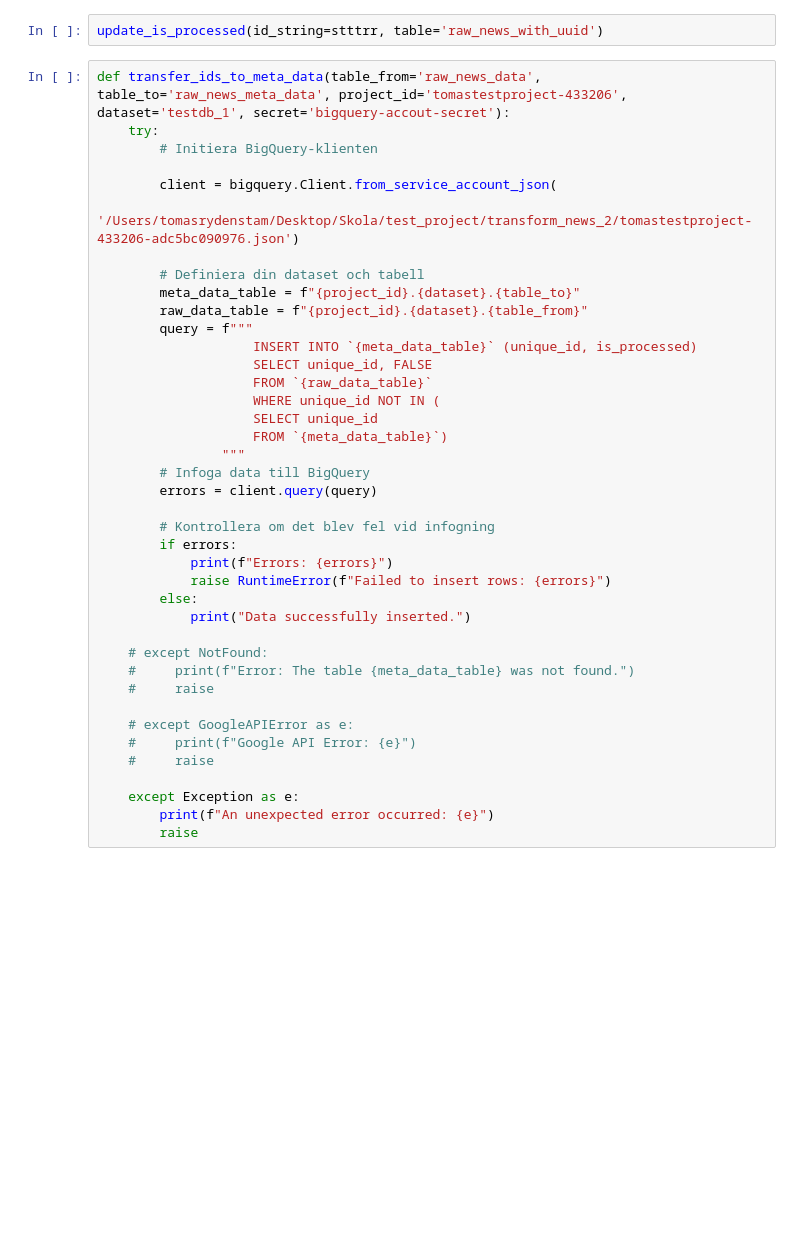
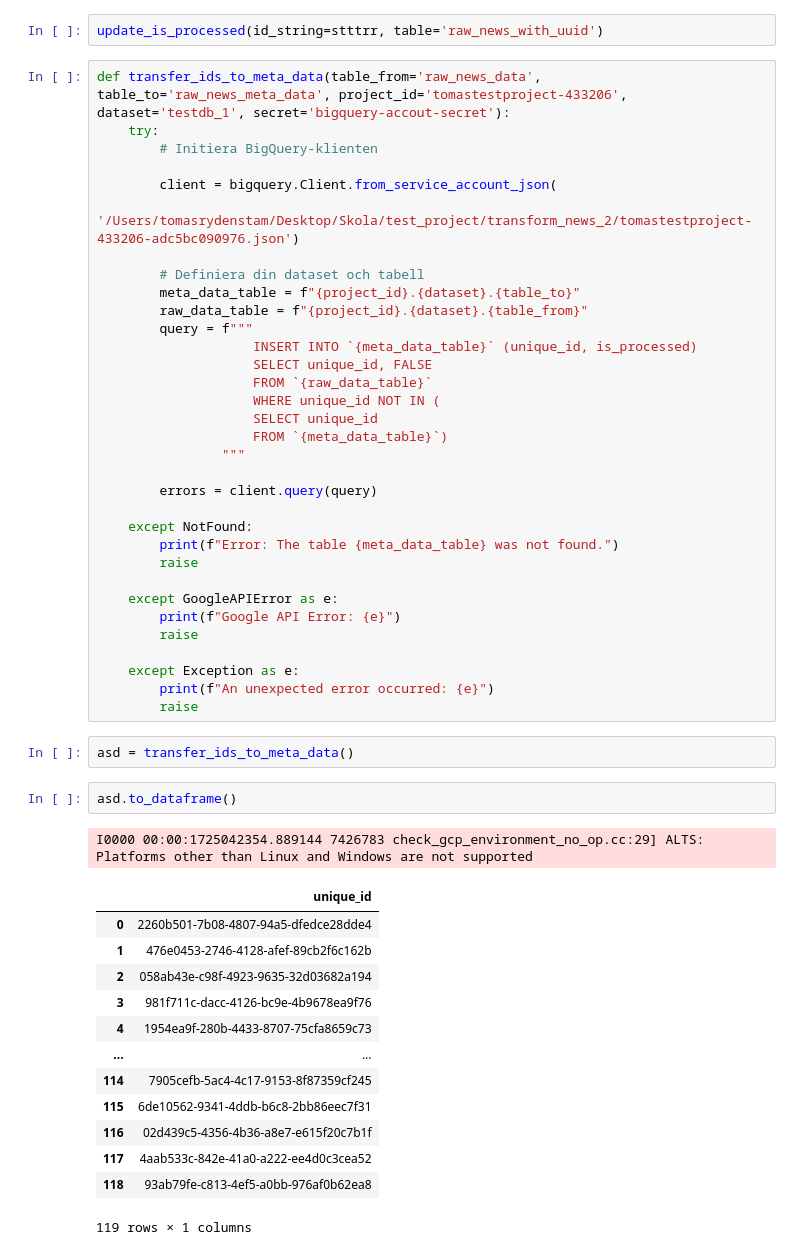
Before and after one commit to tomasr-18/test_project, a Jupyter notebook: transform_news_2/clean_news_notebook.ipynb, the cells around one changed output. Drawn from its saved outputs; the diff is of its cells as text; blank space fills up the shorter version.

```diff
--- a/transform_news_2/clean_news_notebook.ipynb
+++ b/transform_news_2/clean_news_notebook.ipynb
@@ -635,24 +635,36 @@ def transfer_ids_to_meta_data(table_from='raw_news_data', table_to='raw_news_met
                     SELECT unique_id
                     FROM `{meta_data_table}`)
                 """
-        # Infoga data till BigQuery
+
         errors = client.query(query)
 
-        # Kontrollera om det blev fel vid infogning
-        if errors:
-            print(f"Errors: {errors}")
-            raise RuntimeError(f"Failed to insert rows: {errors}")
-        else:
-            print("Data successfully inserted.")
+    except NotFound:
+        print(f"Error: The table {meta_data_table} was not found.")
+        raise
 
-    # except NotFound:
-    #     print(f"Error: The table {meta_data_table} was not found.")
-    #     raise
-
-    # except GoogleAPIError as e:
-    #     print(f"Google API Error: {e}")
-    #     raise
+    except GoogleAPIError as e:
+        print(f"Google API Error: {e}")
+        raise
 
     except Exception as e:
         print(f"An unexpected error occurred: {e}")
         raise
+# %%
+asd = transfer_ids_to_meta_data()
+# %%
+asd.to_dataframe()
+# %% [output]
+I0000 00:00:1725042354.889144 7426783 check_gcp_environment_no_op.cc:29] ALTS: Platforms other than Linux and Windows are not supported
+|  | unique_id |
+| 0 | 2260b501-7b08-4807-94a5-dfedce28dde4 |
+| 1 | 476e0453-2746-4128-afef-89cb2f6c162b |
+| 2 | 058ab43e-c98f-4923-9635-32d03682a194 |
+| 3 | 981f711c-dacc-4126-bc9e-4b9678ea9f76 |
+| 4 | 1954ea9f-280b-4433-8707-75cfa8659c73 |
+| ... | ... |
+| 114 | 7905cefb-5ac4-4c17-9153-8f87359cf245 |
+| 115 | 6de10562-9341-4ddb-b6c8-2bb86eec7f31 |
+| 116 | 02d439c5-4356-4b36-a8e7-e615f20c7b1f |
+| 117 | 4aab533c-842e-41a0-a222-ee4d0c3cea52 |
+| 118 | 93ab79fe-c813-4ef5-a0bb-976af0b62ea8 |
+119 rows × 1 columns
```
Also changed, not shown: parts of 3 cells of this notebook, 18 other files.
